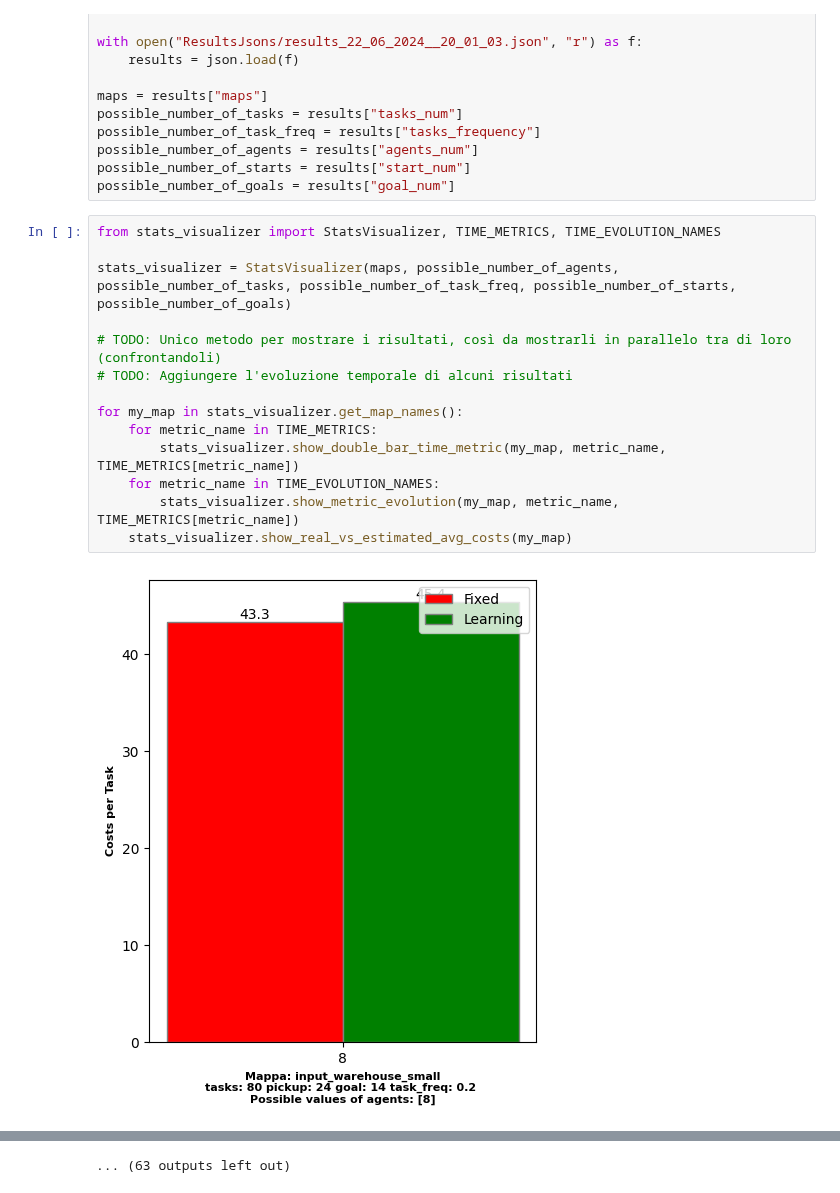
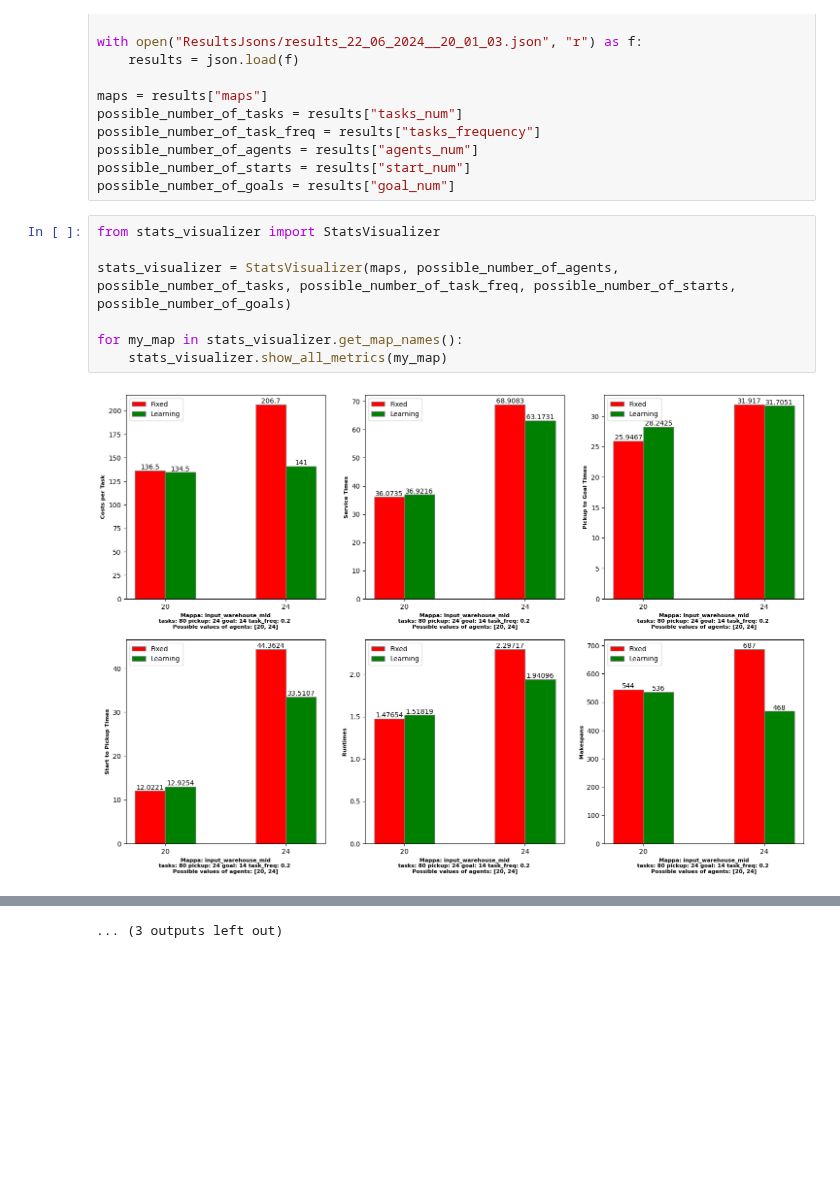
Before and after one commit to pullipulli/estimation_MAPD-P, a Jupyter notebook: Utils/ShowStats/show_results.ipynb, the cells around one changed output, grey strips where cells are left out. Saved outputs shown, nothing was run; the diff lists cells and outputs as text; blank space fills up the shorter version.

Commit message:
Some results file and a pretty visualization of all the results

```diff
--- a/Utils/ShowStats/show_results.ipynb
+++ b/Utils/ShowStats/show_results.ipynb
@@ -45,18 +57,11 @@ possible_number_of_agents = results["agents_num"]
 possible_number_of_starts = results["start_num"]
 possible_number_of_goals = results["goal_num"]
 # %%
-from stats_visualizer import StatsVisualizer, TIME_METRICS, TIME_EVOLUTION_NAMES
+from stats_visualizer import StatsVisualizer
 
 stats_visualizer = StatsVisualizer(maps, possible_number_of_agents, possible_number_of_tasks, possible_number_of_task_freq, possible_number_of_starts, possible_number_of_goals)
 
-# TODO: Unico metodo per mostrare i risultati, così da mostrarli in parallelo tra di loro (confrontandoli)
-# TODO: Aggiungere l'evoluzione temporale di alcuni risultati
-
 for my_map in stats_visualizer.get_map_names():
-    for metric_name in TIME_METRICS:
-        stats_visualizer.show_double_bar_time_metric(my_map, metric_name, TIME_METRICS[metric_name])
-    for metric_name in TIME_EVOLUTION_NAMES:
-        stats_visualizer.show_metric_evolution(my_map, metric_name, TIME_METRICS[metric_name])
-    stats_visualizer.show_real_vs_estimated_avg_costs(my_map)
+    stats_visualizer.show_all_metrics(my_map)
 # %% [output]
-[figure, old version]
+[figure, new version]
@@ -74 +79 @@ for my_map in stats_visualizer.get_map_names():
-... (63 outputs left out)
+... (3 outputs left out)
```
Also changed, not shown: parts of 3 cells of this notebook, 7 other files.
